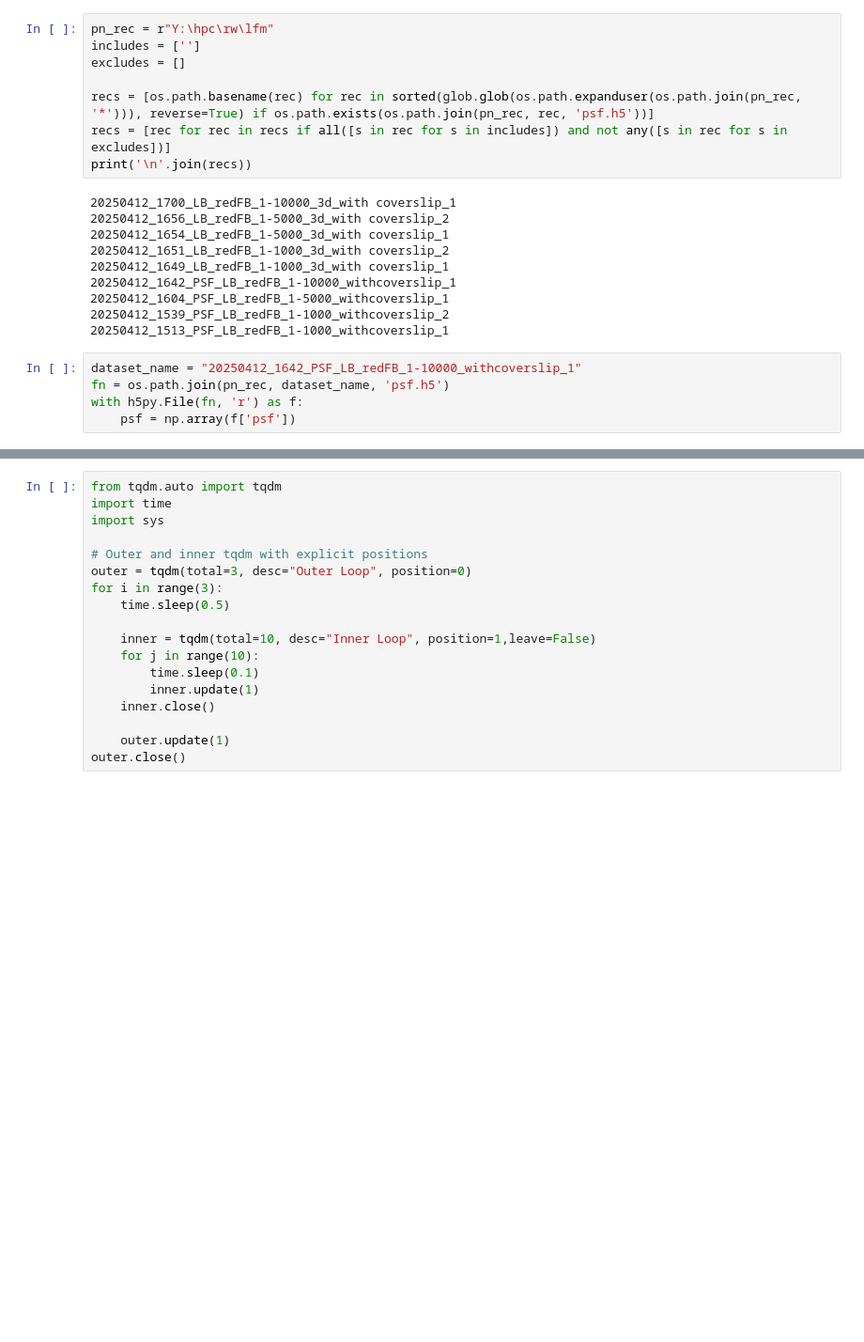
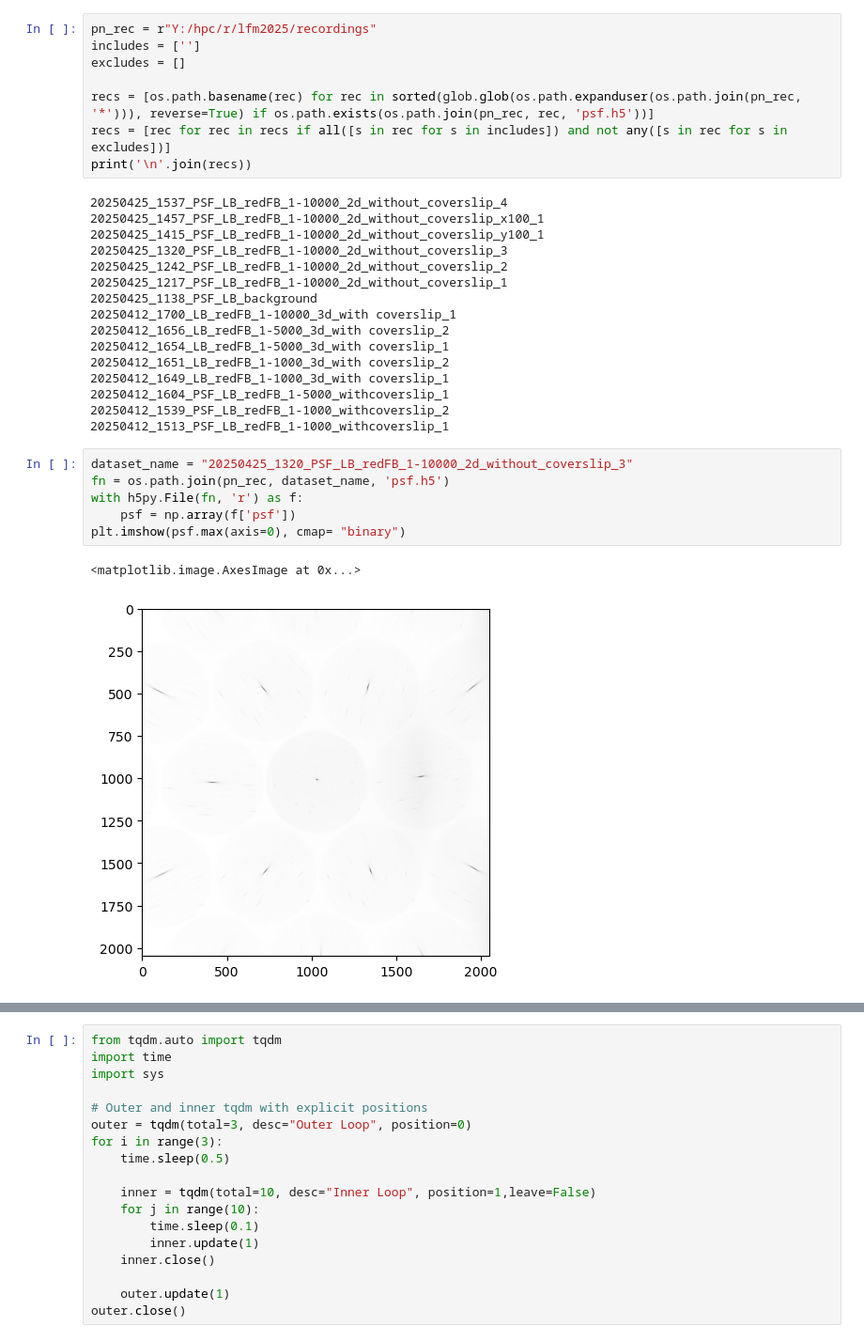
Before and after one commit to LukBorn/LFM, a Jupyter notebook: imaging/generate_psf.ipynb, the cells around one changed output, grey strips where cells are left out. Shown at 94% size. Cells and saved outputs as stored; diff of their text form; blank space fills up the shorter version.

```diff
--- a/imaging/generate_psf.ipynb
+++ b/imaging/generate_psf.ipynb
@@ -8,5 +19,5 @@ import glob
 # %%
-pn_rec = r"Y:\hpc\rw\lfm"
+pn_rec = r"Y:/hpc/r/lfm2025/recordings"
 includes = ['']
 excludes = []
 
@@ -14,17 +25,27 @@ recs = [os.path.basename(rec) for rec in sorted(glob.glob(os.path.expanduser(os.
 recs = [rec for rec in recs if all([s in rec for s in includes]) and not any([s in rec for s in excludes])]
 print('\n'.join(recs))
 # %% [output]
+20250425_1537_PSF_LB_redFB_1-10000_2d_without_coverslip_4
+20250425_1457_PSF_LB_redFB_1-10000_2d_without_coverslip_x100_1
+20250425_1415_PSF_LB_redFB_1-10000_2d_without_coverslip_y100_1
+20250425_1320_PSF_LB_redFB_1-10000_2d_without_coverslip_3
+20250425_1242_PSF_LB_redFB_1-10000_2d_without_coverslip_2
+20250425_1217_PSF_LB_redFB_1-10000_2d_without_coverslip_1
+20250425_1138_PSF_LB_background
 20250412_1700_LB_redFB_1-10000_3d_with coverslip_1
 20250412_1656_LB_redFB_1-5000_3d_with coverslip_2
 20250412_1654_LB_redFB_1-5000_3d_with coverslip_1
 20250412_1651_LB_redFB_1-1000_3d_with coverslip_2
 20250412_1649_LB_redFB_1-1000_3d_with coverslip_1
-20250412_1642_PSF_LB_redFB_1-10000_withcoverslip_1
 20250412_1604_PSF_LB_redFB_1-5000_withcoverslip_1
 20250412_1539_PSF_LB_redFB_1-1000_withcoverslip_2
 20250412_1513_PSF_LB_redFB_1-1000_withcoverslip_1
 # %%
-dataset_name = "20250412_1642_PSF_LB_redFB_1-10000_withcoverslip_1"
+dataset_name = "20250425_1320_PSF_LB_redFB_1-10000_2d_without_coverslip_3"
 fn = os.path.join(pn_rec, dataset_name, 'psf.h5')
 with h5py.File(fn, 'r') as f:
     psf = np.array(f['psf'])
+plt.imshow(psf.max(axis=0), cmap= "binary")
+# %% [output]
+<matplotlib.image.AxesImage at 0x...>
+[figure, added]
```
Also changed, not shown: parts of 17 cells of this notebook, 2 other files.
